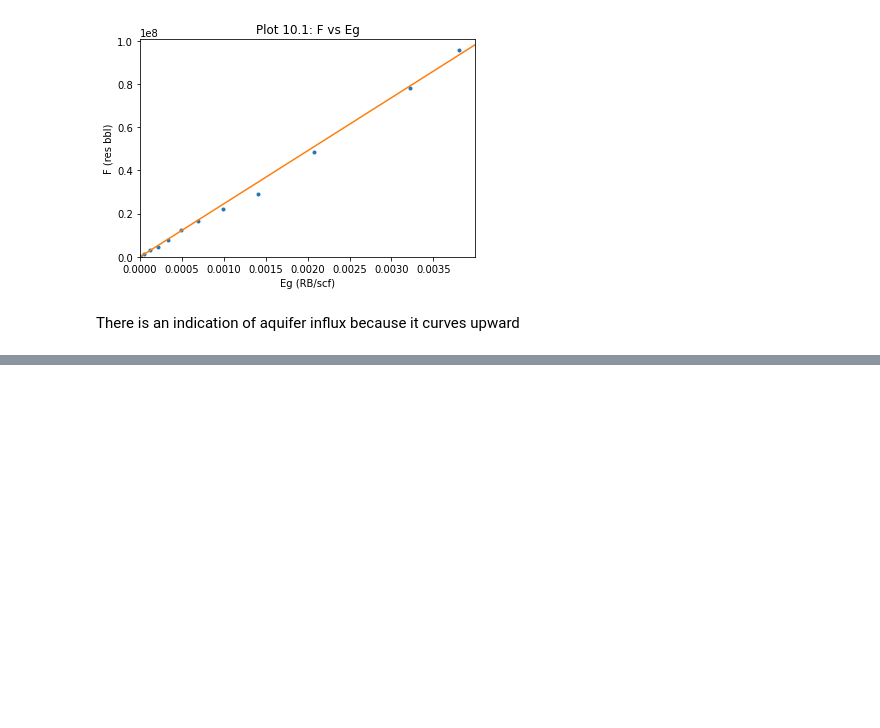
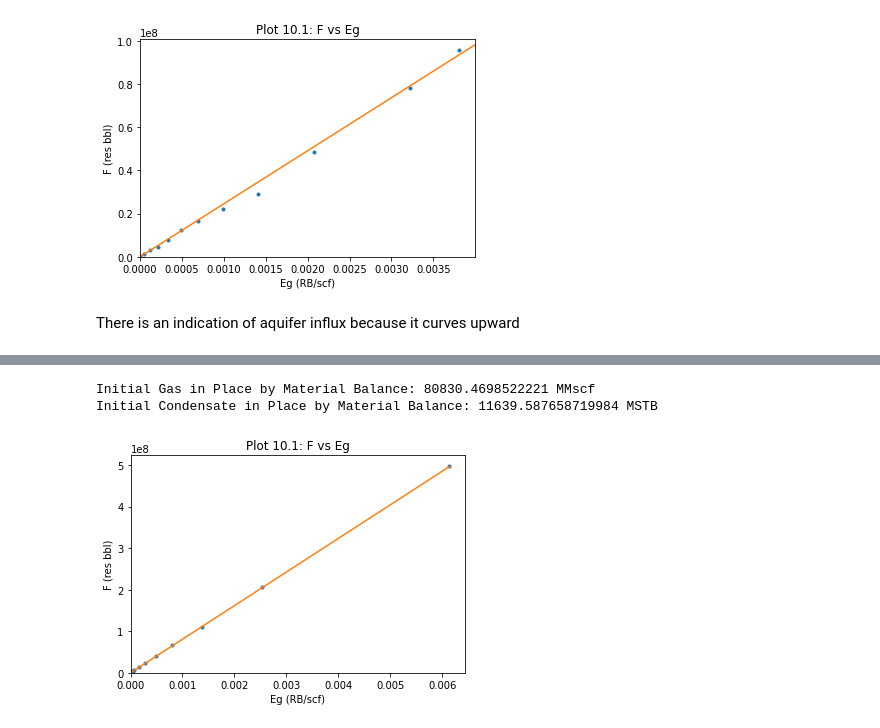
Before and after one commit to yohanesnuwara/reservoir-engineering, a Jupyter notebook: Unit 10 Gas-Condensate Reservoirs/notebook/10_problems.ipynb, the cells around one changed output, grey strips where cells are left out. Drawn from its saved outputs; the diff is of its cells as text; code cells hidden in the pictures; blank space fills up the shorter version.

```diff
--- a/Unit 10 Gas-Condensate Reservoirs/notebook/10_problems.ipynb
+++ b/Unit 10 Gas-Condensate Reservoirs/notebook/10_problems.ipynb
@@ -342,0 +435,24 @@ There is an indication of aquifer influx because it curves upward
+# %%
+import sys
+sys.path.append('/content/reservoir-engineering')
+from utilities import *
+
+plt.plot(Eg, F, '.')
+plt.title('Plot 10.1: F vs Eg')
+plt.xlabel('Eg (RB/scf)'); plt.ylabel('F (res bbl)')
+plt.xlim(xmin=0); plt.ylim(ymin=0)
+
+b, a = simple_linear_regression_traditional(Eg[:-1], F[:-1])
+
+y = a * Eg
+print('Initial Gas in Place by Material Balance:', a / 1E+6, 'MMscf')
+
+condensate_in_place = a * Rv[0]
+print('Initial Condensate in Place by Material Balance:', condensate_in_place / 1E+03, 'MSTB')
+
+plt.plot(Eg, y)
+plt.show()
+# %% [output]
+Initial Gas in Place by Material Balance: 80830.4698522221 MMscf
+Initial Condensate in Place by Material Balance: 11639.587658719984 MSTB
+[figure, added]
```
Also changed, not shown: parts of 10 cells of this notebook.
